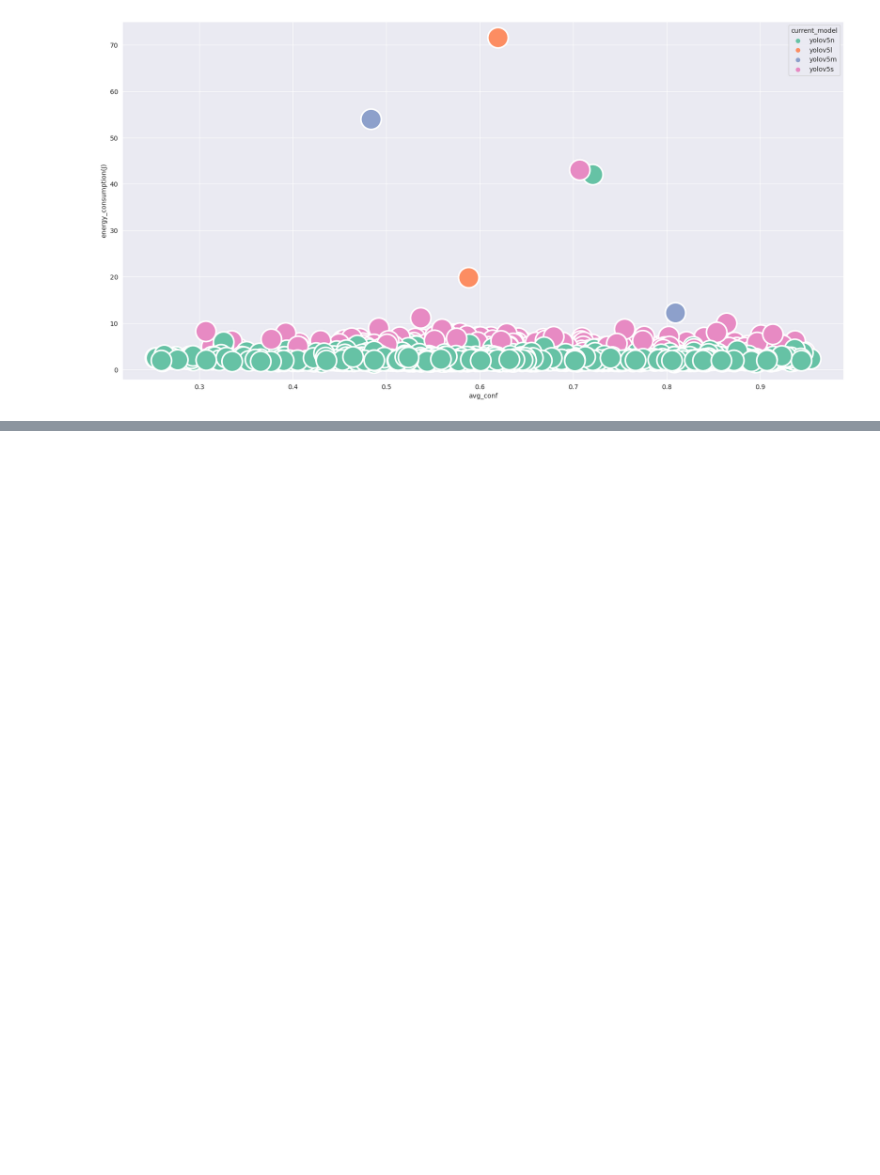
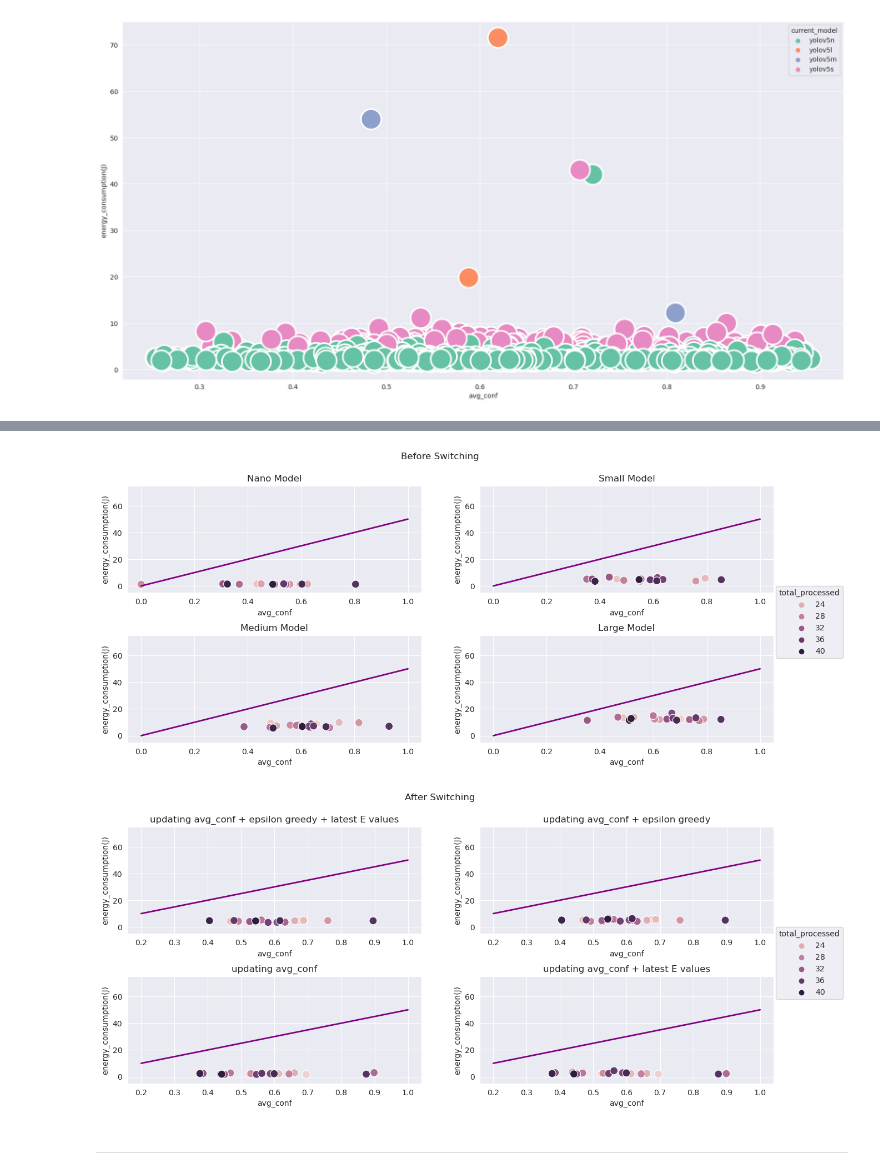
Before and after one commit to sa4s-serc/EcoMLS, a Jupyter notebook: project/NAIVE_1/utility.ipynb, the cells around one changed output, grey strips where cells are left out. Saved outputs shown, nothing was run; the diff lists cells and outputs as text; code cells hidden in the pictures; blank space fills up the shorter version.

```diff
--- a/project/NAIVE_1/utility.ipynb
+++ b/project/NAIVE_1/utility.ipynb
@@ -249,0 +256,76 @@ plt.show()
+# %%
+# before switching
+
+fig, axs = plt.subplots(2, 2, figsize=(15, 6))
+plt.subplots_adjust(wspace=0.2, hspace=0.4)
+hue_order = log_v1["total_processed"].unique()
+
+sns.scatterplot(data=nano_model[20:40], x="avg_conf", y="energy_consumption(J)", hue="total_processed", hue_order=hue_order, s=100, ax=axs[0][0])
+sns.lineplot(x=[i/10 for i in range(11)], y=[5*i for i in range(11)], c="purple", linewidth=2, ax=axs[0][0])
+axs[0][0].set_ylim(-5, 75)
+axs[0][0].set_title("Nano Model")
+axs[0][0].get_legend().remove()
+
+sns.scatterplot(data=small_model[20:40], x="avg_conf", y="energy_consumption(J)", hue="total_processed", hue_order=hue_order, s=100, ax=axs[0][1])
+sns.lineplot(x=[i/10 for i in range(11)], y=[5*i for i in range(11)], c="purple", linewidth=2, ax=axs[0][1])
+axs[0][1].set_ylim(-5, 75)
+axs[0][1].set_title("Small Model")
+axs[0][1].get_legend().remove()
+
+sns.scatterplot(data=med_model[20:40], x="avg_conf", y="energy_consumption(J)", hue="total_processed", hue_order=hue_order, s=100, ax=axs[1][0])
+sns.lineplot(x=[i/10 for i in range(11)], y=[5*i for i in range(11)], c="purple", linewidth=2, ax=axs[1][0])
+axs[1][0].set_ylim(-5, 75)
+axs[1][0].set_title("Medium Model")
+axs[1][0].get_legend().remove()
+
+sns.scatterplot(data=large_model[20:40], x="avg_conf", y="energy_consumption(J)", hue="total_processed", hue_order=hue_order, s=100, ax=axs[1][1])
+sns.lineplot(x=[i/10 for i in range(11)], y=[5*i for i in range(11)], c="purple", linewidth=2, ax=axs[1][1])
+axs[1][1].set_ylim(-5, 75)
+axs[1][1].set_title("Large Model")
+axs[1][1].get_legend().remove()
+
+handles, labels = axs[0][0].get_legend_handles_labels()
+legend = axs[-1, -1].legend(handles, labels, title="total_processed", loc="upper right", bbox_to_anchor=(1.25, 1.5))
+fig.suptitle("Before Switching")
+plt.show()
+
+# ------------------------------------------------------------------------------------------------------------------------
+# after switching
+
+fig, axs = plt.subplots(2, 2, figsize=(15, 6))
+plt.subplots_adjust(wspace=0.2, hspace=0.4)
+hue_order = log_v1["total_processed"].unique()
+
+sns.scatterplot(data=log_v1[20:40], x="avg_conf", y="energy_consumption(J)", hue="total_processed", hue_order=hue_order, s=100, ax=axs[0][0])
+sns.lineplot(x=[i/10 for i in range(2, 11)], y=[5*i for i in range(2, 11)], c="purple", linewidth=2, ax=axs[0][0])
+axs[0][0].get_legend().remove()
+axs[0][0].set_ylim(-5, 75)
+axs[0][0].set_title("updating avg_conf + epsilon greedy + latest E values")
+
+sns.scatterplot(data=log_v2[20:40], x="avg_conf", y="energy_consumption(J)", hue="total_processed", hue_order=hue_order, s=100, ax=axs[0][1])
+sns.lineplot(x=[i/10 for i in range(2, 11)], y=[5*i for i in range(2, 11)], c="purple", linewidth=2, ax=axs[0][1])
+axs[0][1].get_legend().remove()
+axs[0][1].set_ylim(-5, 75)
+axs[0][1].set_title("updating avg_conf + epsilon greedy")
+
+sns.scatterplot(data=log_v3[20:40], x="avg_conf", y="energy_consumption(J)", hue="total_processed", hue_order=hue_order, s=100, ax=axs[1][0])
+sns.lineplot(x=[i/10 for i in range(2, 11)], y=[5*i for i in range(2, 11)], c="purple", linewidth=2, ax=axs[1][0])
+axs[1][0].get_legend().remove()
+axs[1][0].set_ylim(-5, 75)
+axs[1][0].set_title("updating avg_conf")
+
+sns.scatterplot(data=log_v4[20:40], x="avg_conf", y="energy_consumption(J)", hue="total_processed", hue_order=hue_order, s=100, ax=axs[1][1])
+sns.lineplot(x=[i/10 for i in range(2, 11)], y=[5*i for i in range(2, 11)], c="purple", linewidth=2, ax=axs[1][1])
+axs[1][1].get_legend().remove()
+axs[1][1].set_ylim(-5, 75)
+axs[1][1].set_title("updating avg_conf + latest E values")
+
+handles, labels = axs[0][0].get_legend_handles_labels()
+legend = axs[-1, -1].legend(handles, labels, title="total_processed", loc="upper right", bbox_to_anchor=(1.25, 1.5))
+fig.suptitle("After Switching")
+plt.show()
+# %% [output]
+[figure, added]
+[figure, added]
+# %% [markdown]
+---
```
Also changed, not shown: parts of 32 cells of this notebook, 14 other files.
